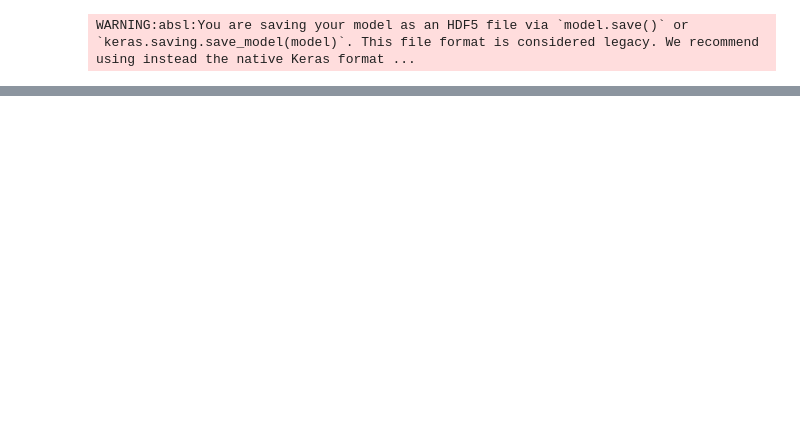
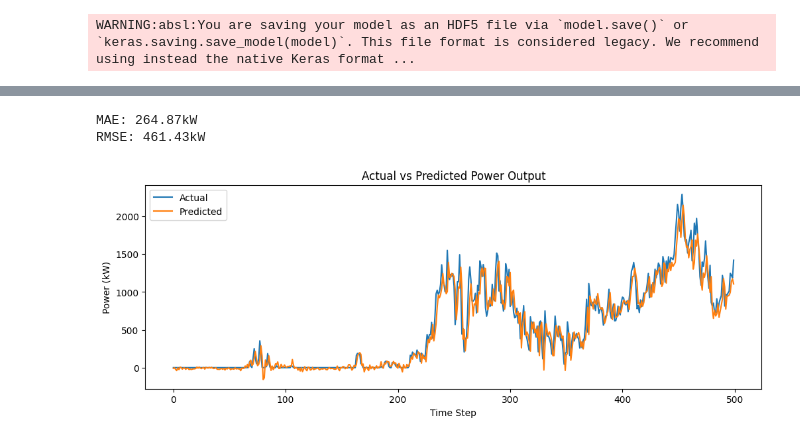
Before and after one commit to chamela-yohan/wind-turbine-power-prediction-lstm, a Jupyter notebook: notebooks/01_data_exploration.ipynb, the cells around one changed output, grey strips where cells are left out. Saved outputs shown, nothing was run; the diff lists cells and outputs as text; code cells hidden in the pictures; blank space fills up the shorter version.

Commit message:
feat: evaluate LSTM model with inverse scaling and metrics

```diff
--- a/notebooks/01_data_exploration.ipynb
+++ b/notebooks/01_data_exploration.ipynb
@@ -173,3 +173,5 @@ plt.show()
 model.save("../models/lstm_power_model.h5")
 # %% [output]
 WARNING:absl:You are saving your model as an HDF5 file via `model.save()` or `keras.saving.save_model(model)`. This file format is considered legacy. We recommend using instead the native Keras format ...
+# %%
+y_val_pred_scaled = model.predict(X_val_seq)
@@ -175,0 +180,27 @@ WARNING:absl:You are saving your model as an HDF5 file via `model.save()` or `ke
+# %%
+y_val_pred = scaler_y.inverse_transform(y_val_pred_scaled)
+y_val_true = scaler_y.inverse_transform(y_val_seq)
+# %%
+from sklearn.metrics import mean_absolute_error,mean_squared_error
+import numpy as np
+
+mae = mean_absolute_error(y_val_true, y_val_pred)
+rmse = np.sqrt(mean_squared_error(y_val_true, y_val_pred))
+
+
+print(f"MAE: {mae:.2f}kW")
+print(f"RMSE: {rmse:.2f}kW")
+# %% [output]
+MAE: 264.87kW
+RMSE: 461.43kW
+# %%
+plt.figure(figsize=(12,4))
+plt.plot(y_val_true[:500], label="Actual")
+plt.plot(y_val_pred[:500], label="Predicted")
+plt.title("Actual vs Predicted Power Output")
+plt.xlabel("Time Step")
+plt.ylabel("Power (kW)")
+plt.legend()
+plt.show()
+# %% [output]
+[figure, added]
```
Also changed, not shown: parts of 4 cells of this notebook, 1 other file.
